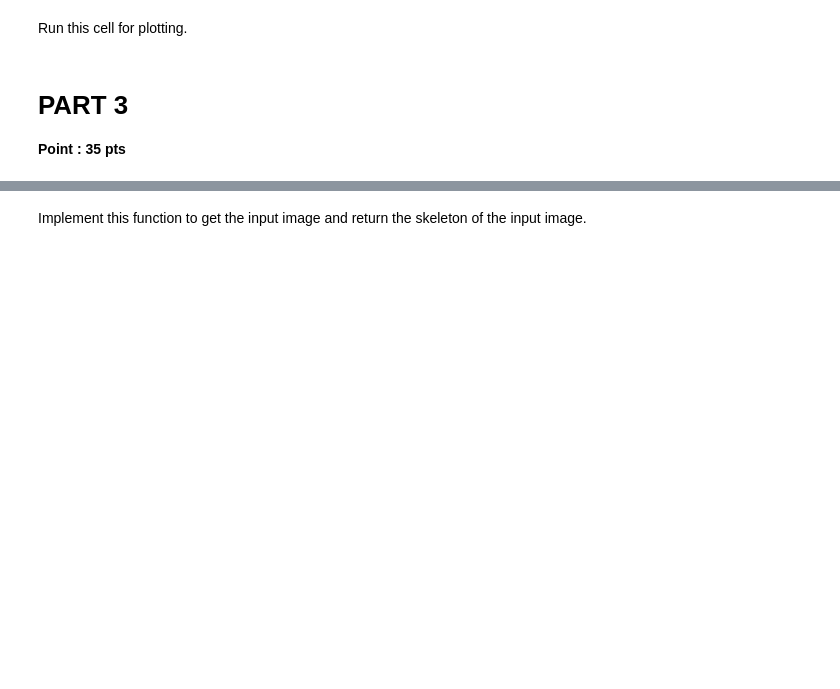
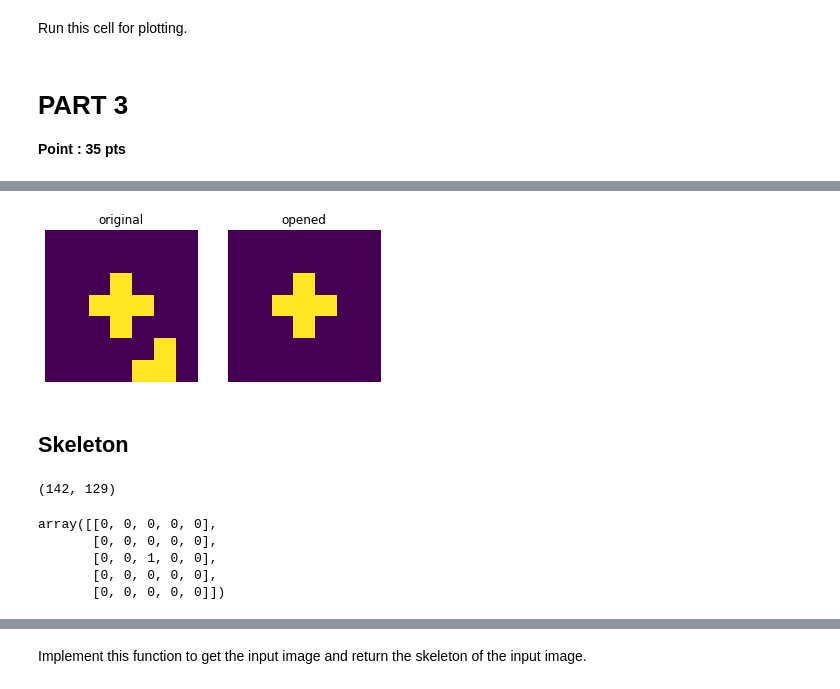
Before and after one commit to parsaeisa/computer_vision, a Jupyter notebook: HW9/HW9.ipynb, the cells around one changed output, grey strips where cells are left out. Cells and saved outputs as stored; diff of their text form; code cells hidden in the pictures; blank space fills up the shorter version.

```diff
--- a/HW9/HW9.ipynb
+++ b/HW9/HW9.ipynb
@@ -53,0 +137,36 @@ Here is for your helper functions(optional).
+# %%
+def opening(img , str_elem):
+  erode = erosion(img , str_elem)
+  return dilation(erode , str_elem)
+# %%
+  # check opening
+str_elem = np.array([
+    [0,1,0],
+    [1,1,1],
+    [0,1,0]
+])
+
+g = np.array([
+    [0,0,0,0,0,0,0],
+    [0,0,0,0,0,0,0],
+    [0,0,0,1,0,0,0],
+    [0,0,1,1,1,0,0],
+    [0,0,0,1,0,0,0],
+    [0,0,0,0,0,1,0],
+    [0,0,0,0,1,1,0],
+])
+
+f, axarr = plt.subplots(1, 2)
+axarr[0].imshow(g)
+axarr[0].set_title("original")
+axarr[0].axis('off')
+
+axarr[1].imshow(opening(g , str_elem))
+axarr[1].set_title("opened")
+axarr[1].axis('off')
+
+plt.show()
+# %% [output]
+[figure, added]
+# %% [markdown]
+## Skeleton
@@ -53,0 +179,33 @@ Here is for your helper functions(optional).
+# %%
+# Test get_K
+img  = cv2.imread("/content/img4.jpg")
+img = cv2.cvtColor(img, cv2.COLOR_BGR2GRAY)
+
+img.shape
+# %% [output]
+(142, 129)
+# %%
+openned = np.array([
+    [0,0,1,0,0],
+    [0,1,1,1,0],
+    [0,1,0,1,0],
+    [0,1,0,1,0],
+    [0,0,0,0,0],
+])
+
+erode = np.array([
+    [0,0,0,0,0],
+    [0,1,1,1,0],
+    [0,1,1,1,0],
+    [0,1,0,1,0],
+    [0,0,0,0,0],
+])
+
+a = erode - openned
+np.where(a >=0 , a , 0)
+# %% [output]
+array([[0, 0, 0, 0, 0],
+       [0, 0, 0, 0, 0],
+       [0, 0, 1, 0, 0],
+       [0, 0, 0, 0, 0],
+       [0, 0, 0, 0, 0]])
```
Also changed, not shown: parts of 22 cells of this notebook.
